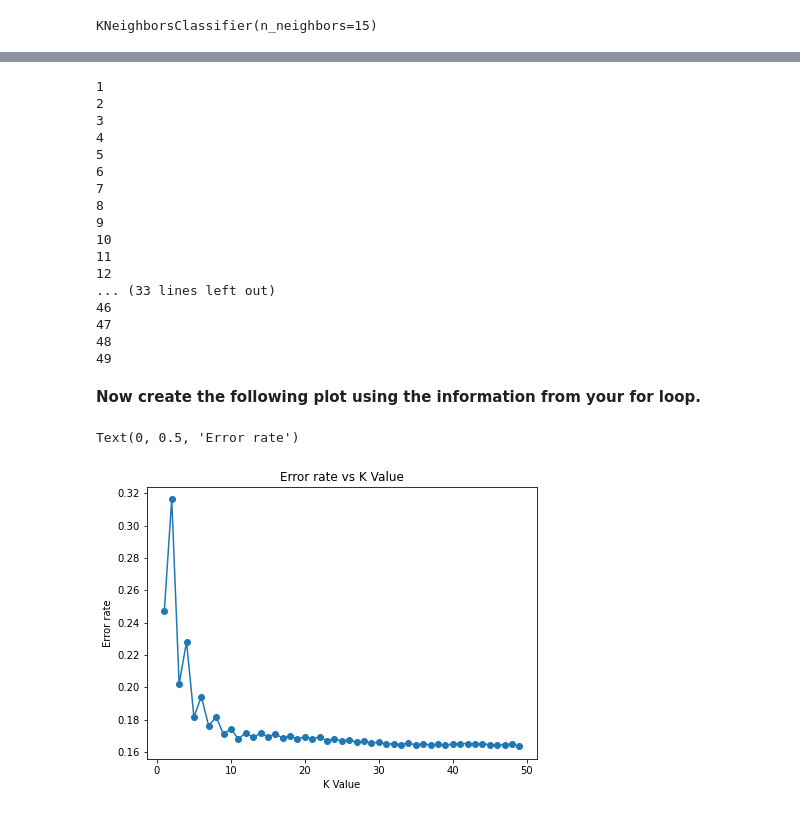
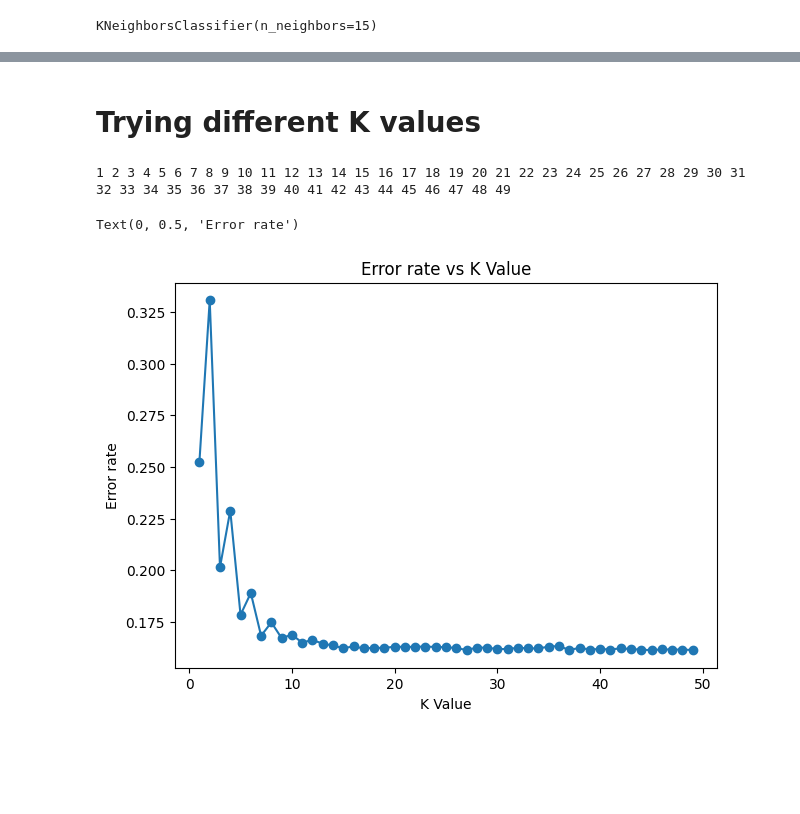
Before and after one commit to pas-trop-de-zele/loan-predictor-knn, a Jupyter notebook: loan.ipynb, the cells around one changed output, grey strips where cells are left out. Saved outputs shown, nothing was run; the diff lists cells and outputs as text; code cells hidden in the pictures; blank space fills up the shorter version.

```diff
--- a/loan.ipynb
+++ b/loan.ipynb
@@ -139,4 +121,4 @@ df_features.head()
 from sklearn.model_selection import train_test_split
 # %%
 X_train, X_test, y_train, y_test = train_test_split(
-    df_features, df['status'], test_size=0.3, random_state=101)
+    df.drop('status', axis=1), df['status'], test_size=0.3, random_state=101)
@@ -191,37 +186,22 @@ Let's go ahead and use the elbow method to pick a good K Value!
+# %% [markdown]
+# Trying different K values
 # %%
-# error_rate = []
-# for i in range(1, 50):
-#     print(i)
-#     knn = KNeighborsClassifier(n_neighbors=i)
-#     knn.fit(X_train, y_train)
-#     prediction = knn.predict(X_test)
-#     error_rate.append(np.mean(prediction != y_test))
+MAX_NEIGHBORS = 50
+error_rate = []
+for i in range(1, MAX_NEIGHBORS):
+    print(i, end=' ')
+    knn = KNeighborsClassifier(n_neighbors=i)
+    knn.fit(X_train, y_train)
+    prediction = knn.predict(X_test)
+    error_rate.append(np.mean(prediction != y_test))
 # %% [output]
-1
-2
-3
-4
-5
-6
-7
-8
-9
-10
-11
-12
-... (33 lines left out)
-46
-47
-48
-49
+1 2 3 4 5 6 7 8 9 10 11 12 13 14 15 16 17 18 19 20 21 22 23 24 25 26 27 28 29 30 31 32 33 34 35 36 37 38 39 40 41 42 43 44 45 46 47 48 49
-# %% [markdown]
-**Now create the following plot using the information from your for loop.**
 # %%
-# figure = plt.figure(figsize=(7,5))
-# plt.plot(np.arange(1,50), error_rate, marker='o')
-# plt.title('Error rate vs K Value')
-# plt.xlabel('K Value')
-# plt.ylabel('Error rate')
+figure = plt.figure(figsize=(7,5))
+plt.plot(np.arange(1,MAX_NEIGHBORS), error_rate, marker='o')
+plt.title('Error rate vs K Value')
+plt.xlabel('K Value')
+plt.ylabel('Error rate')
 # %% [output]
 Text(0, 0.5, 'Error rate')
-[figure, old version]
+[figure, new version]
```
Also changed, not shown: parts of 38 cells of this notebook, 6 other files.
